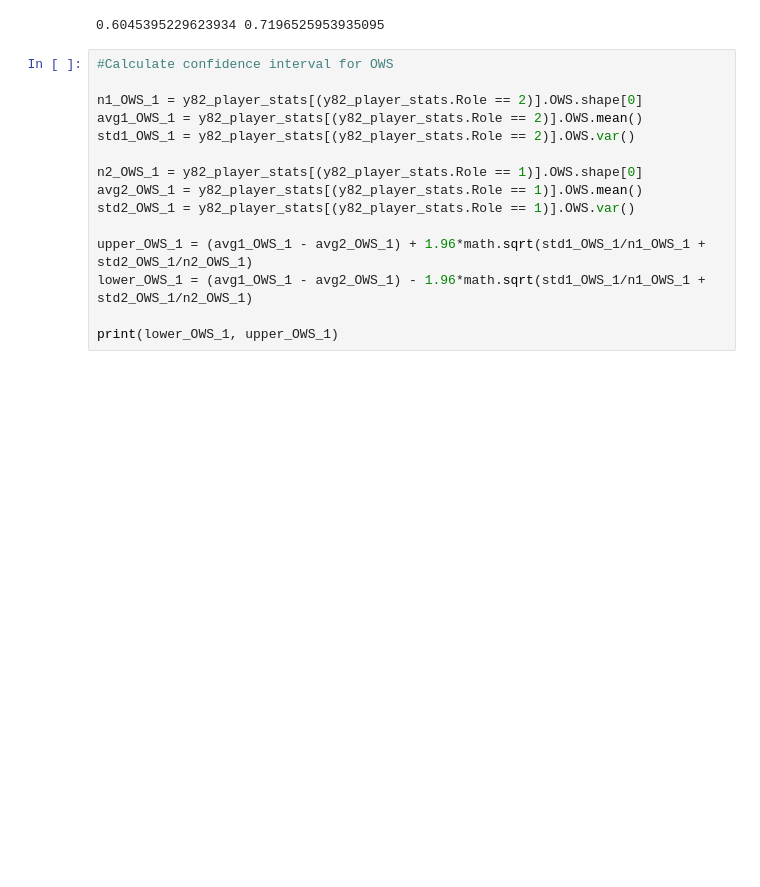
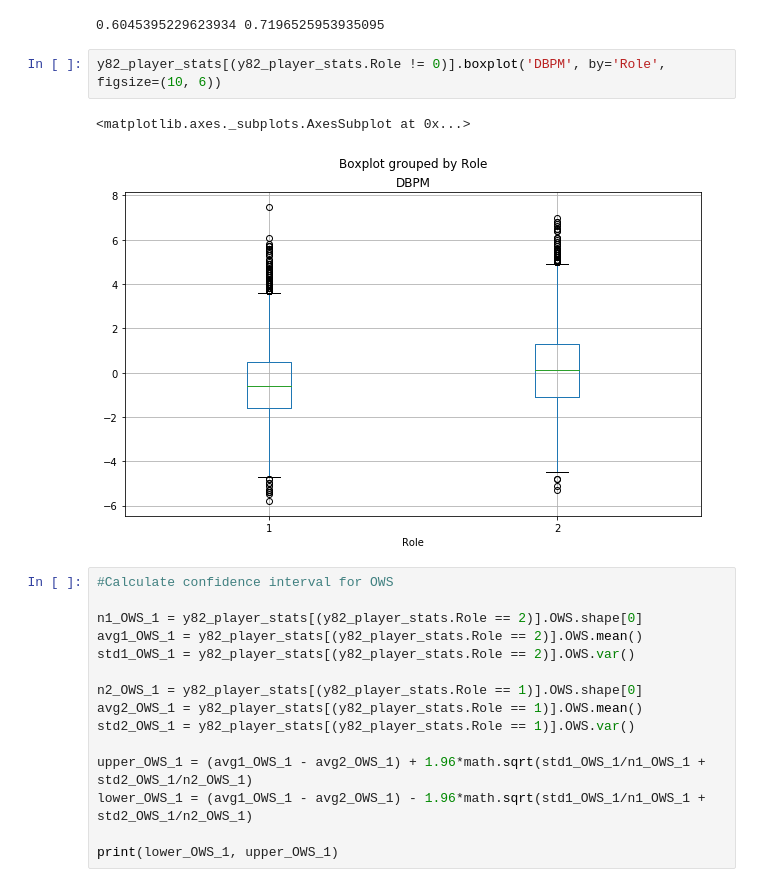
Before and after one commit to nteuthorn/Thinkful_Capstone1, a Jupyter notebook: Capstone 1.ipynb, the cells around one changed output. Saved outputs shown, nothing was run; the diff lists cells and outputs as text; blank space fills up the shorter version.

```diff
--- a/Capstone 1.ipynb
+++ b/Capstone 1.ipynb
@@ -197,6 +202,11 @@ lower_DBPM_1 = (avg1_DBPM_1 - avg2_DBPM_1) - 1.96*math.sqrt(std1_DBPM_1/n1_DBPM_
 print(lower_DBPM_1, upper_DBPM_1)
 # %% [output]
 0.6045395229623934 0.7196525953935095
+# %%
+y82_player_stats[(y82_player_stats.Role != 0)].boxplot('DBPM', by='Role', figsize=(10, 6))
+# %% [output]
+<matplotlib.axes._subplots.AxesSubplot at 0x...>
+[figure, added]
 # %%
 #Calculate confidence interval for OWS
 
```
Also changed, not shown: parts of 3 cells of this notebook.
